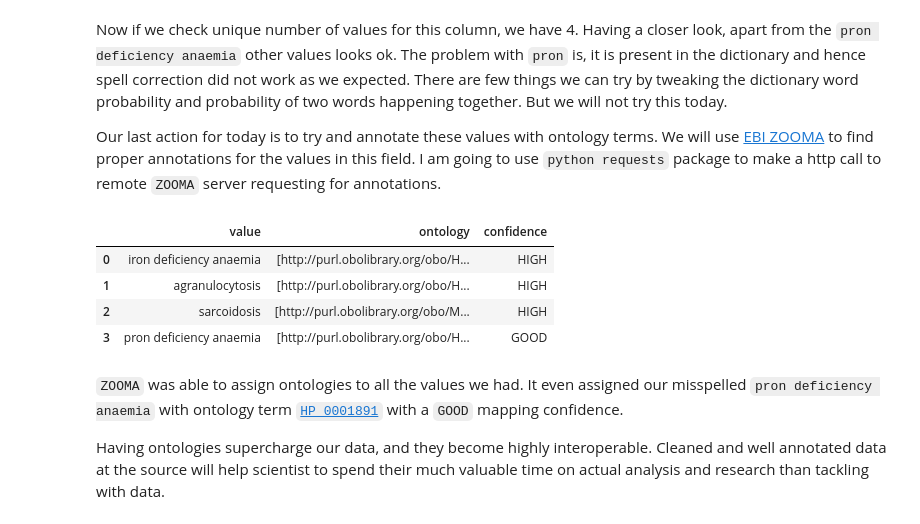
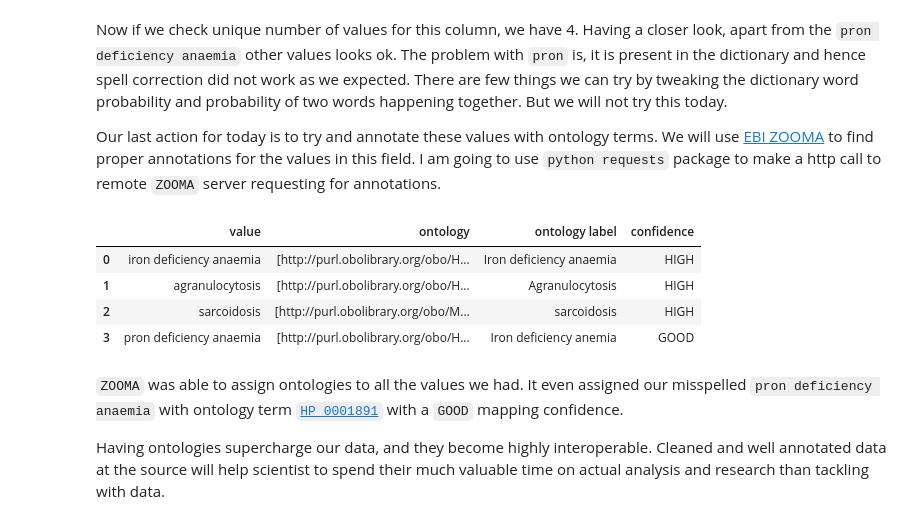
Before and after one commit to theisuru/cohort-data-cleaning, a Jupyter notebook: main.ipynb, the cells around one changed output. Cells and saved outputs as stored; diff of their text form; code cells hidden in the pictures.

Commit message:
add ontology labels

```diff
--- a/main.ipynb
+++ b/main.ipynb
@@ -357,24 +356,25 @@ annotations.
 # %%
 import requests
 
 mappings = []
 disorder_values = ukb_data['blood, blood-forming organs and certain immune disorders'].dropna().unique()
 headers = {'Accept': 'application/json'}
 for val in disorder_values:
     params = {'propertyValue': val}
     r = requests.get('https://www.ebi.ac.uk/spot/zooma/v2/api/services/annotate', params=params, headers=headers)
     response = r.json()
     mappings.append({'value': val,
                      'ontology': response[0]['semanticTags'],
+                     'ontology label': response[0]['derivedFrom']['annotatedProperty']['propertyValue'],
                      'confidence': response[0]['confidence']})
 
-pd.DataFrame(mappings, columns=['value', 'ontology', 'confidence'])
+pd.DataFrame(mappings, columns=['value', 'ontology', 'ontology label', 'confidence'])
 # %% [output]
-|  | value | ontology | confidence |
-| 0 | iron deficiency anaemia | [http://purl.obolibrary.org/obo/H... | HIGH |
-| 1 | agranulocytosis | [http://purl.obolibrary.org/obo/H... | HIGH |
-| 2 | sarcoidosis | [http://purl.obolibrary.org/obo/M... | HIGH |
-| 3 | pron deficiency anaemia | [http://purl.obolibrary.org/obo/H... | GOOD |
+|  | value | ontology | ontology label | confidence |
+| 0 | iron deficiency anaemia | [http://purl.obolibrary.org/obo/H... | Iron deficiency anaemia | HIGH |
+| 1 | agranulocytosis | [http://purl.obolibrary.org/obo/H... | Agranulocytosis | HIGH |
+| 2 | sarcoidosis | [http://purl.obolibrary.org/obo/M... | sarcoidosis | HIGH |
+| 3 | pron deficiency anaemia | [http://purl.obolibrary.org/obo/H... | Iron deficiency anemia | GOOD |
 # %% [markdown]
 `ZOOMA` was able to assign ontologies to all the values we had. It even assigned our misspelled
 `pron deficiency anaemia` with ontology term [`HP_0001891`](https://www.ebi.ac.uk/ols/ontologies/hp/terms?iri=http%3A%2F%2Fpurl.obolibrary.org%2Fobo%2FHP_0001891)
```
Also changed, not shown: parts of 7 cells of this notebook.
